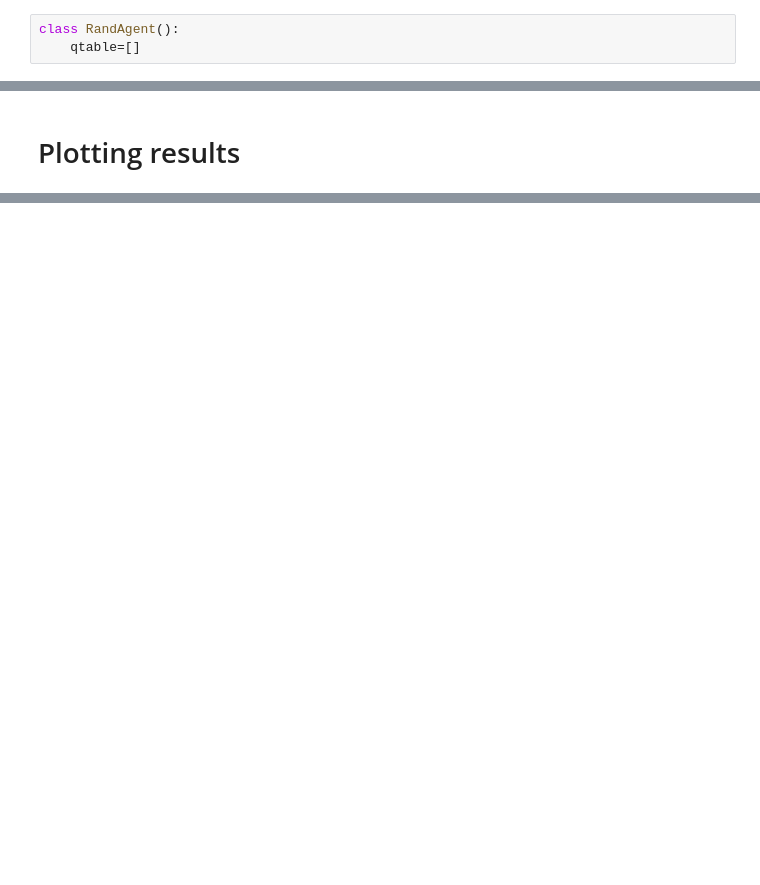
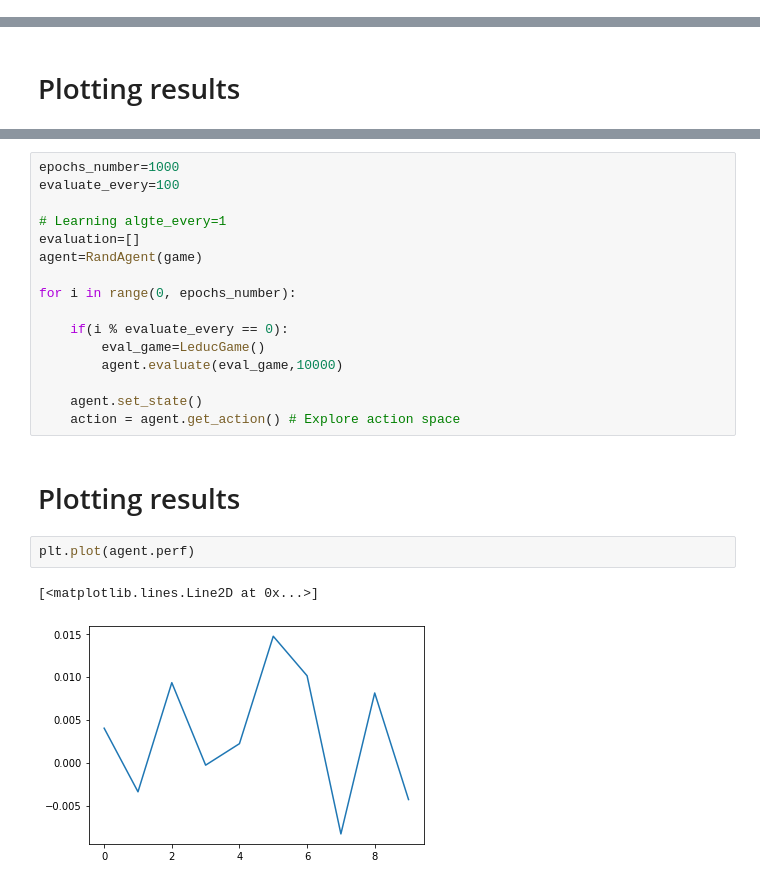
Before and after one commit to NathanJanniaux/Reinforcement-learning-Leduc-Poker, a Jupyter notebook: Leduc_Push_Fold.ipynb, the cells around one changed output, grey strips where cells are left out. Drawn from its saved outputs; the diff is of its cells as text; blank space fills up the shorter version.

```diff
--- a/Leduc_Push_Fold.ipynb
+++ b/Leduc_Push_Fold.ipynb
@@ -43,6 +46,3 @@ class QAgent():# LeducGame class definition
             action=utils.get_max_list(self.qtable[state])
             reward+=game.play(action)
         self.perf.append(float(reward/n))
-# %%
-class RandAgent():
-    qtable=[]
@@ -188,0 +221,23 @@ plt.plot(agent.perf)
+# %%
+epochs_number=1000
+evaluate_every=100
+
+# Learning algte_every=1
+evaluation=[]
+agent=RandAgent(game)
+
+for i in range(0, epochs_number):
+
+    if(i % evaluate_every == 0):
+        eval_game=LeducGame()
+        agent.evaluate(eval_game,10000)
+
+    agent.set_state()
+    action = agent.get_action() # Explore action space
+# %% [markdown]
+# Plotting results
+# %%
+plt.plot(agent.perf)
+# %% [output]
+[<matplotlib.lines.Line2D at 0x...>]
+[figure, added]
```
Also changed, not shown: parts of 10 cells of this notebook.
